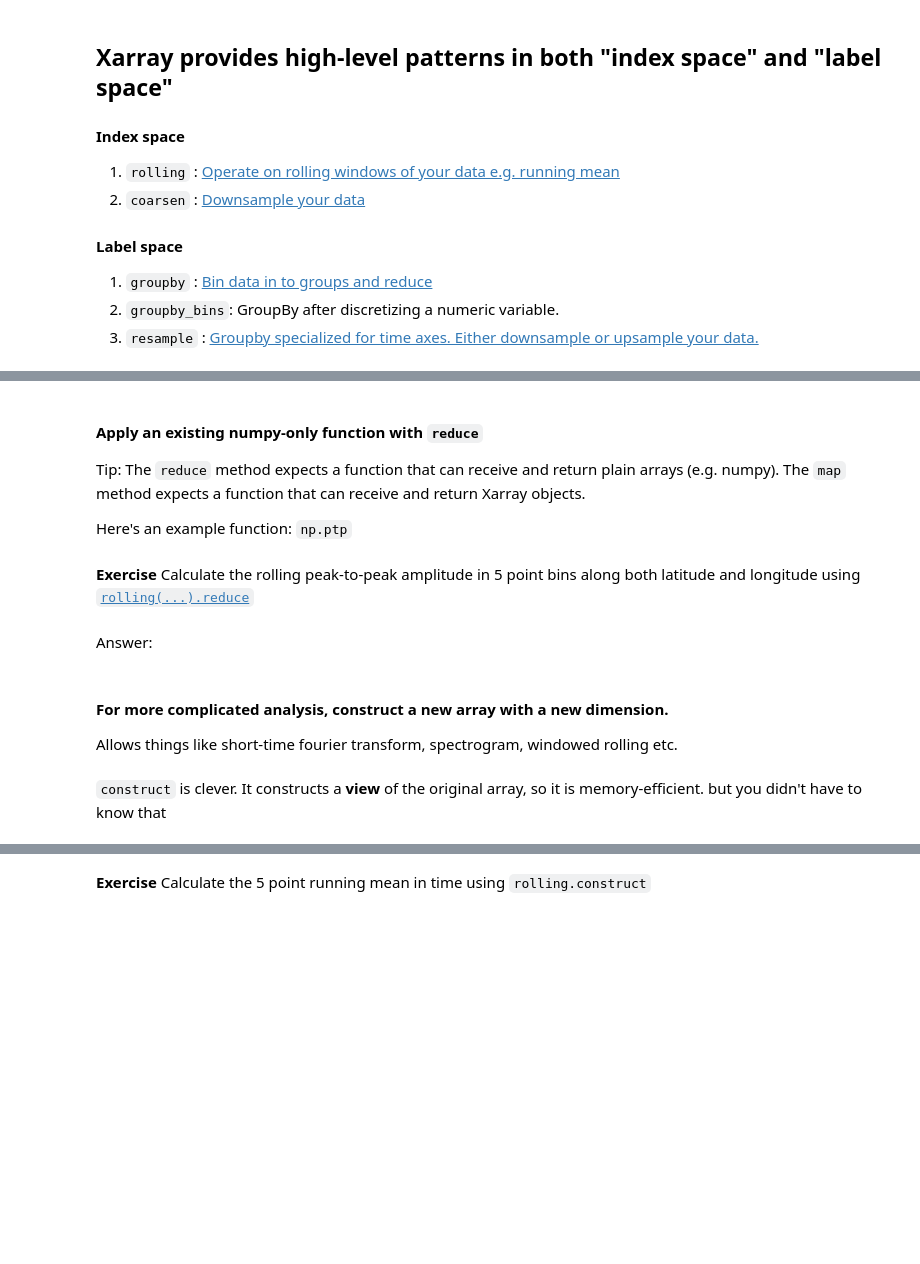
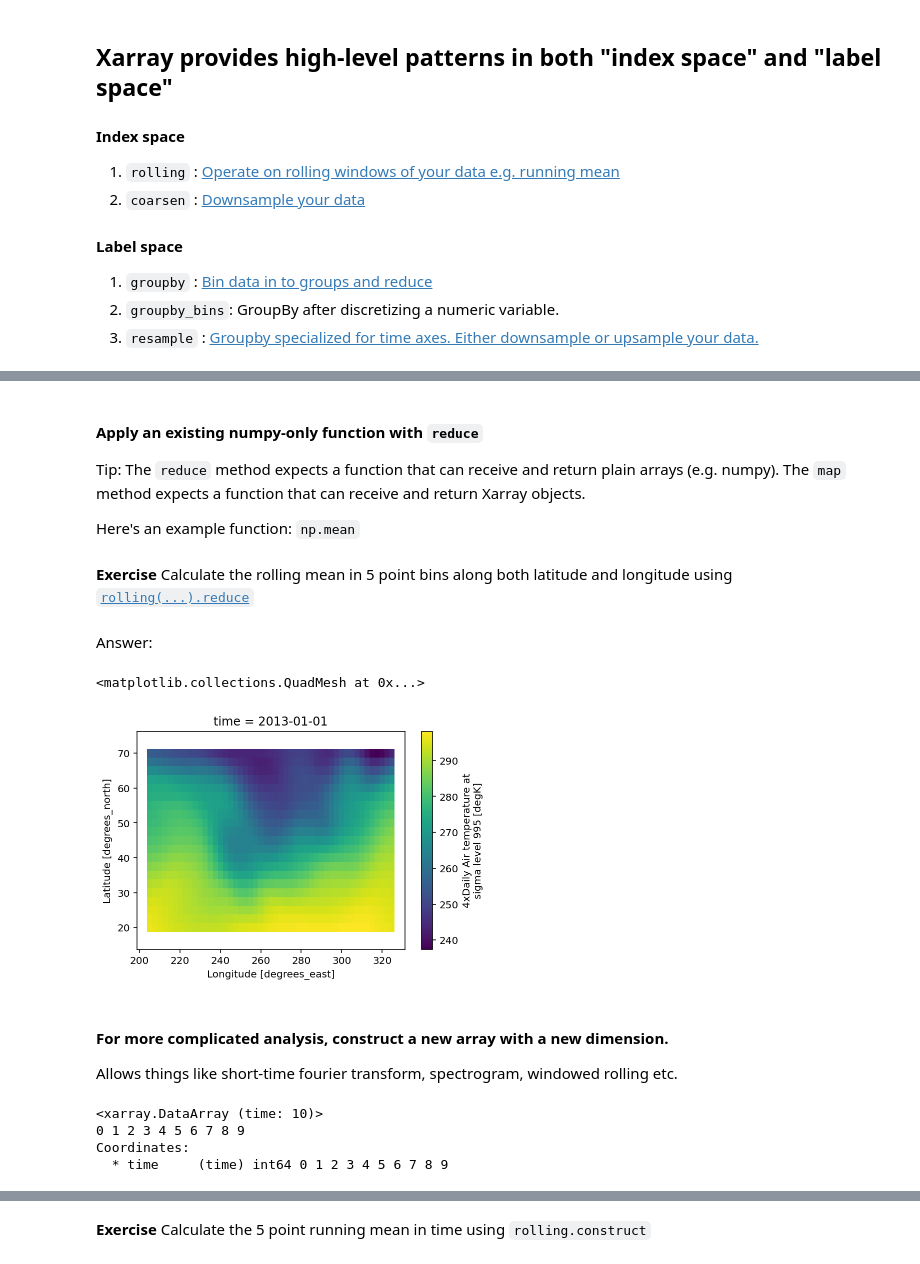
Before and after one commit to ProjectPythiaTutorials/thinking-with-xarray_2022_03_09, a Jupyter notebook: tutorial/01-high-level-computation-patterns.ipynb, the cells around one changed output, grey strips where cells are left out. Saved outputs shown, nothing was run; the diff lists cells and outputs as text; code cells hidden in the pictures; blank space fills up the shorter version.

```diff
--- a/tutorial/01-high-level-computation-patterns.ipynb
+++ b/tutorial/01-high-level-computation-patterns.ipynb
@@ -108,4 +218,4 @@ data.rolling(lat=5, lon=5, center=True).mean().plot()
 
 Tip: The `reduce` method expects a function that can receive and return plain arrays (e.g. numpy).  The `map` method expects a function that can receive and return Xarray objects.
 
-Here's an example function: `np.ptp`
+Here's an example function: `np.mean`
@@ -114,9 +222,13 @@ np.ptp?
 # %% [markdown]
-**Exercise** Calculate the rolling peak-to-peak amplitude in 5 point bins along both latitude and longitude using [`rolling(...).reduce`](https://docs.xarray.dev/en/stable/generated/xarray.core.rolling.DataArrayRolling.reduce.html)
+**Exercise** Calculate the rolling mean in 5 point bins along both latitude and longitude using [`rolling(...).reduce`](https://docs.xarray.dev/en/stable/generated/xarray.core.rolling.DataArrayRolling.reduce.html)
 # %% [markdown]
 Answer:
 # %%
-data.rolling(lat=5, lon=5, center=True).reduce(np.ptp).plot()
+# exactly equivalent to data.rolling(...).mean()
+data.rolling(lat=5, lon=5, center=True).reduce(np.mean).plot()
+# %% [output]
+<matplotlib.collections.QuadMesh at 0x...>
+[figure, added]
 # %% [markdown]
 #### For more complicated analysis, construct a new array with a new dimension.
 Allows things like short-time fourier transform, spectrogram, windowed rolling etc.
@@ -128,2 +235,8 @@ simple.rolling(time=5, center=True).construct("window")
-# %% [markdown]
-``construct`` is clever. It constructs a **view** of the original array, so it is memory-efficient. but you didn't have to know that
+# %%
+simple = xr.DataArray(np.arange(10), dims="time", coords={"time": np.arange(10)})
+simple
+# %% [output]
+<xarray.DataArray (time: 10)>
+0 1 2 3 4 5 6 7 8 9
+Coordinates:
+  * time     (time) int64 0 1 2 3 4 5 6 7 8 9
```
Also changed, not shown: parts of 65 cells of this notebook.
